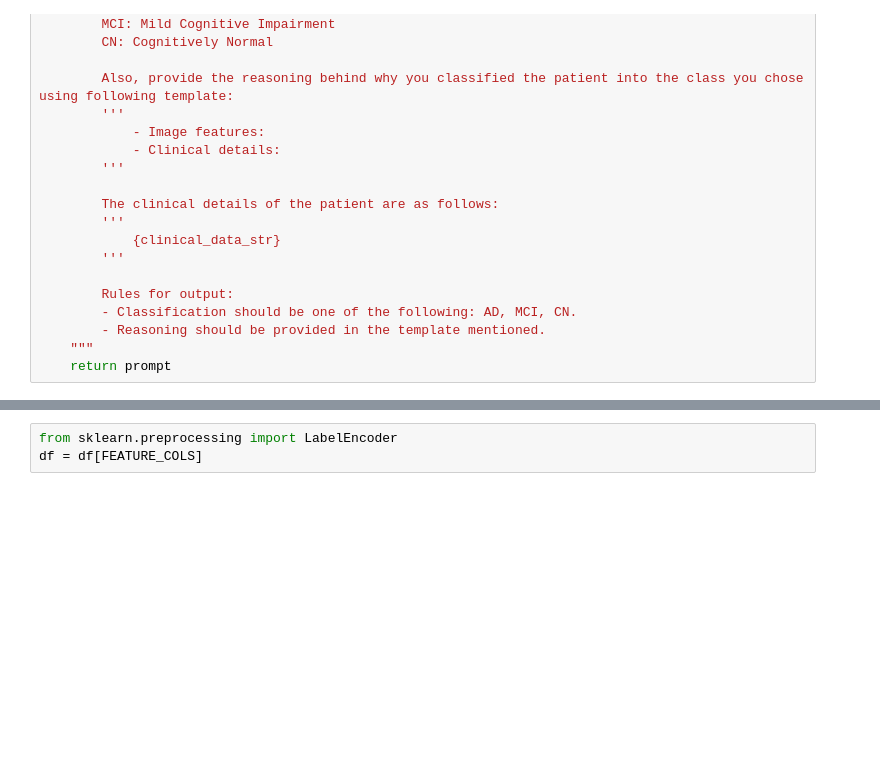
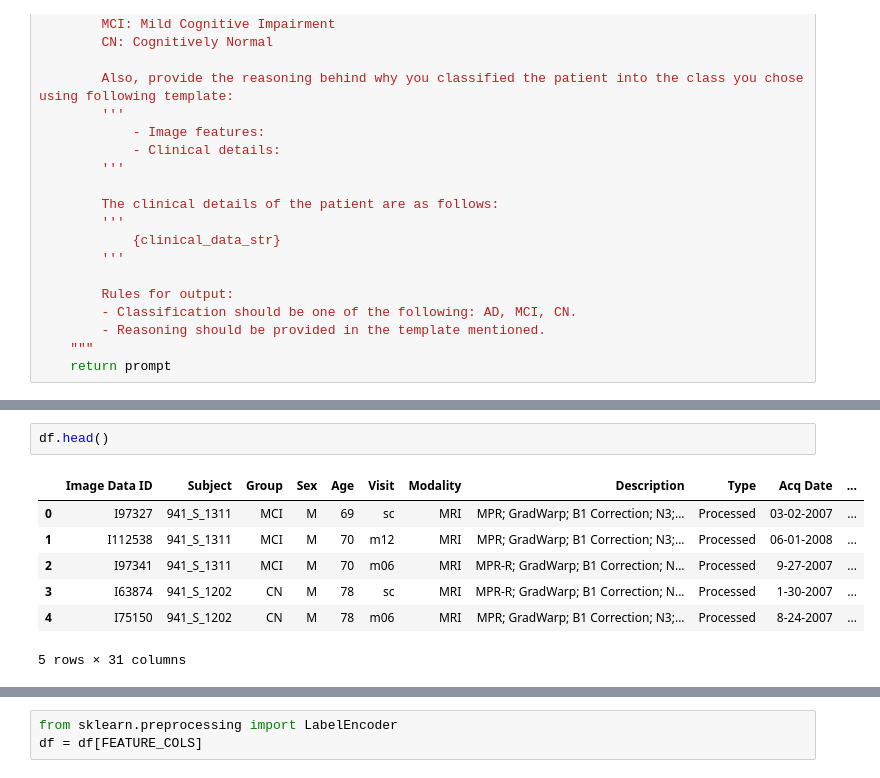
Before and after one commit to sujayrittikar/multimodal_alzheimers_detection, a Jupyter notebook: multimodal/llava_adni.ipynb, the cells around one changed output, grey strips where cells are left out. Drawn from its saved outputs; the diff is of its cells as text; blank space fills up the shorter version.

```diff
--- a/multimodal/llava_adni.ipynb
+++ b/multimodal/llava_adni.ipynb
@@ -110,0 +86,10 @@ df = pd.read_csv('dip_project/datasets/ADNI1_Final_With_Biomarkers.csv')
+# %%
+df.head()
+# %% [output]
+|  | Image Data ID | Subject | Group | Sex | Age | Visit | Modality | Description | Type | Acq Date | ... |
+| 0 | I97327 | 941_S_1311 | MCI | M | 69 | sc | MRI | MPR; GradWarp; B1 Correction; N3;... | Processed | 03-02-2007 | ... |
+| 1 | I112538 | 941_S_1311 | MCI | M | 70 | m12 | MRI | MPR; GradWarp; B1 Correction; N3;... | Processed | 06-01-2008 | ... |
+| 2 | I97341 | 941_S_1311 | MCI | M | 70 | m06 | MRI | MPR-R; GradWarp; B1 Correction; N... | Processed | 9-27-2007 | ... |
+| 3 | I63874 | 941_S_1202 | CN | M | 78 | sc | MRI | MPR-R; GradWarp; B1 Correction; N... | Processed | 1-30-2007 | ... |
+| 4 | I75150 | 941_S_1202 | CN | M | 78 | m06 | MRI | MPR; GradWarp; B1 Correction; N3;... | Processed | 8-24-2007 | ... |
+5 rows × 31 columns
```
Also changed, not shown: parts of 18 cells of this notebook.
